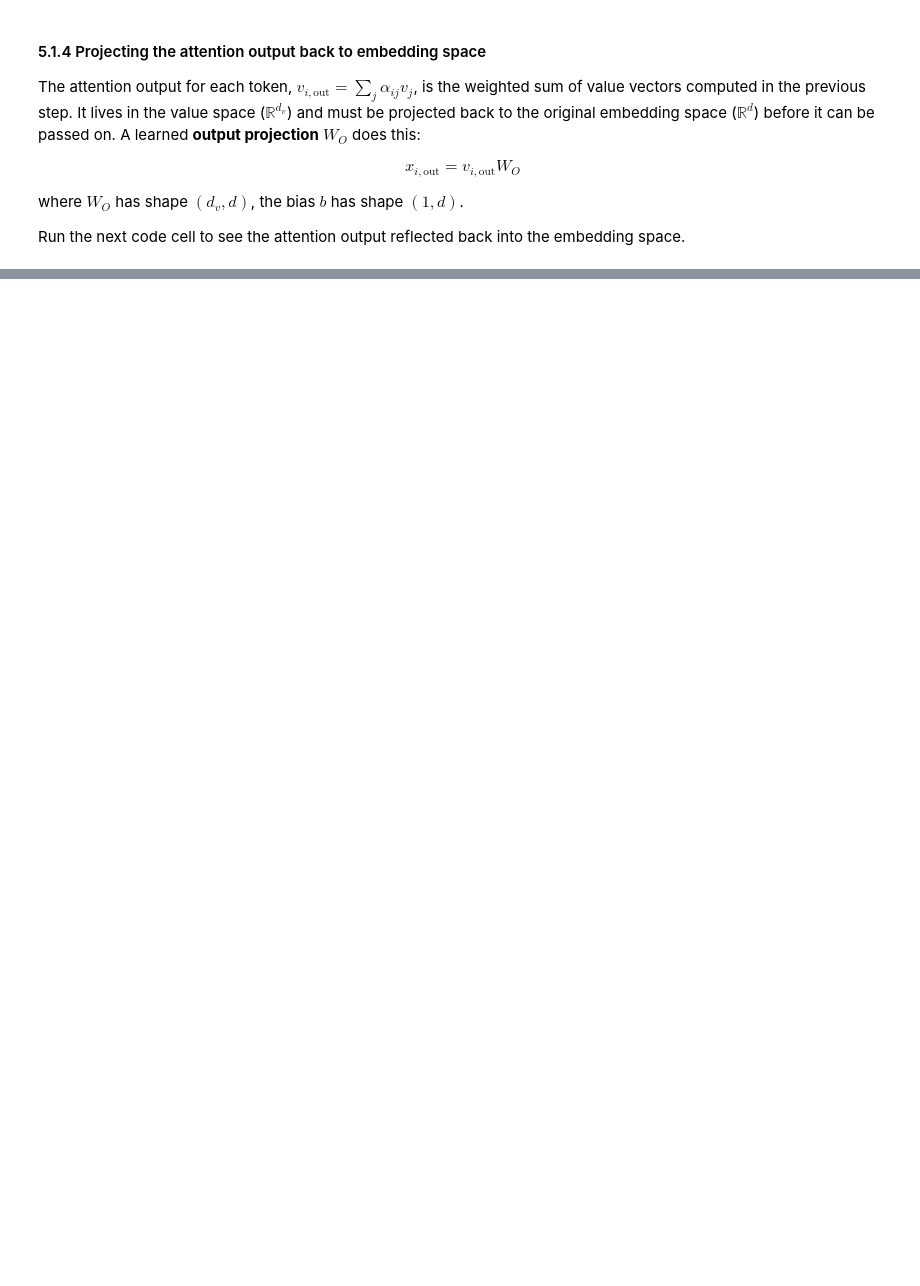
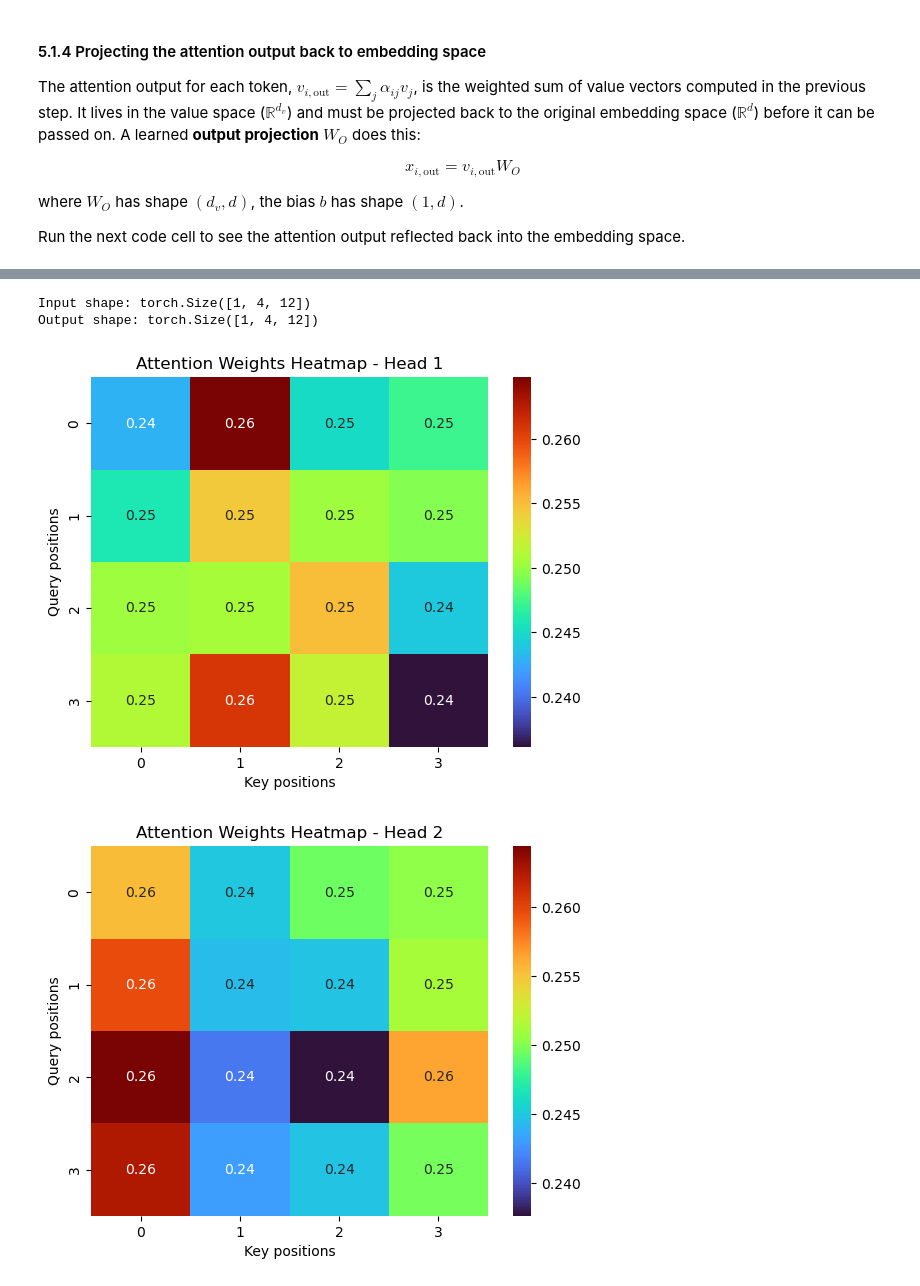
Before and after one commit to cryoTUD/ai4nanobiology, a Jupyter notebook: week_5/2_protein_language_models.ipynb, the cells around one changed output, grey strips where cells are left out. Drawn from its saved outputs; the diff is of its cells as text; code cells hidden in the pictures; blank space fills up the shorter version.

```diff
--- a/week_5/2_protein_language_models.ipynb
+++ b/week_5/2_protein_language_models.ipynb
@@ -256,0 +269,24 @@ print(attention_weights.sum(axis=1))  # Should be close to 1 for each row
+# %%
+msa_example = MultiHeadAttention(n_heads=2, d_input=d_input, d_model=d_model)
+x = np.random.rand(batch_size, seq_length, d_input)
+x = torch.tensor(x, dtype=torch.float32)
+output, attention_weights = msa_example.forward(x, verbose=False, return_attention_weights=True)
+
+print(f"Input shape: {x.shape}")
+print(f"Output shape: {output.shape}")
+# %% [output]
+Input shape: torch.Size([1, 4, 12])
+Output shape: torch.Size([1, 4, 12])
+# %%
+# Show two attention heatmaps, one per head
+
+attention_numpy = attention_weights.detach().numpy()[0]  # (n_heads, seq_length, seq_length)
+for i in range(attention_numpy.shape[0]):
+    plt.figure()
+    sns.heatmap(attention_numpy[i], annot=True, cmap="turbo")
+    plt.xlabel("Key positions")
+    plt.ylabel("Query positions")
+    plt.title(f"Attention Weights Heatmap - Head {i+1}")
+# %% [output]
+[figure, added]
+[figure, added]
```
Also changed, not shown: parts of 26 cells of this notebook, 1 other file.
